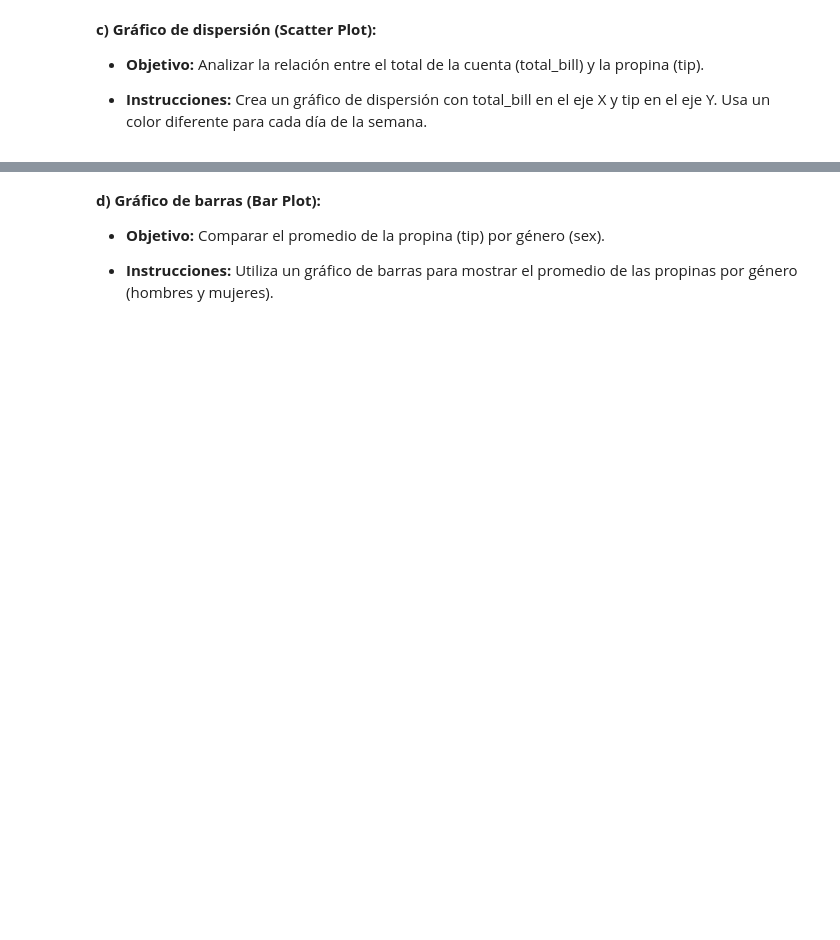
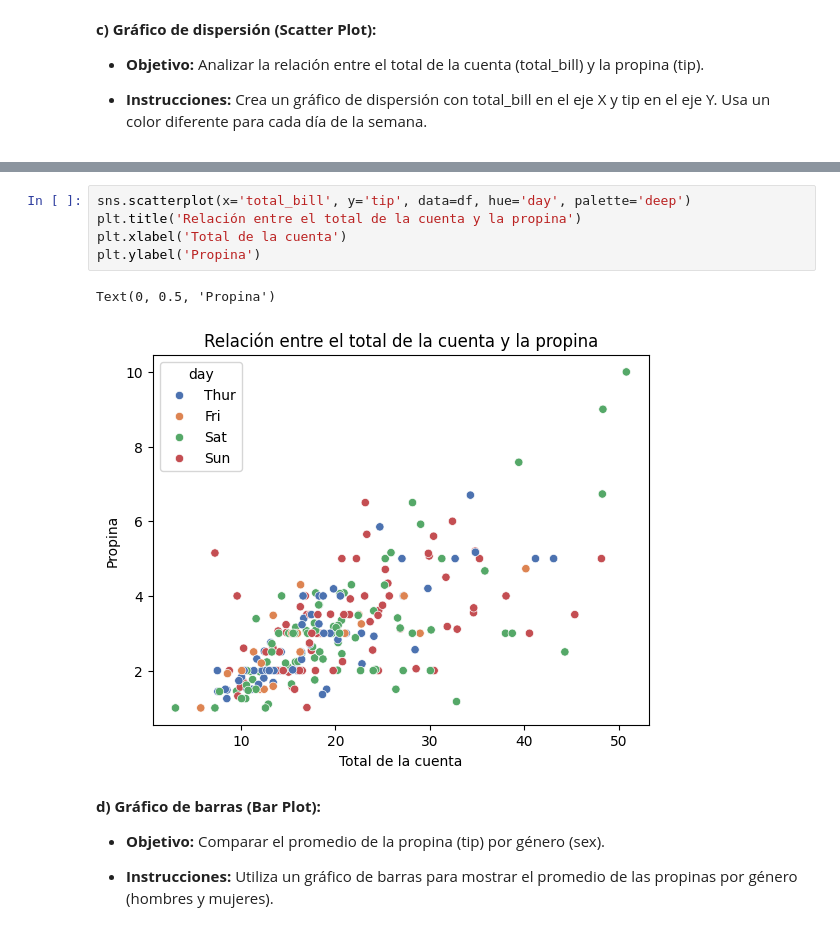
Before and after one commit to jonathanahc/Practicas, a Jupyter notebook: Práctica_8_Análisis_de_un_Dataset_con_Seaborn_y_Visualización_Avanzada.ipynb, the cells around one changed output, grey strips where cells are left out. Cells and saved outputs as stored; diff of their text form; blank space fills up the shorter version.

```diff
--- a/Práctica_8_Análisis_de_un_Dataset_con_Seaborn_y_Visualización_Avanzada.ipynb
+++ b/Práctica_8_Análisis_de_un_Dataset_con_Seaborn_y_Visualización_Avanzada.ipynb
@@ -65,3 +122,11 @@ sns.scatterplot(x='total_bill', y='tip', data=df)
+# %%
+sns.scatterplot(x='total_bill', y='tip', data=df, hue='day', palette='deep')
+plt.title('Relación entre el total de la cuenta y la propina')
+plt.xlabel('Total de la cuenta')
+plt.ylabel('Propina')
+# %% [output]
+Text(0, 0.5, 'Propina')
+[figure, added]
 # %% [markdown]
 **d) Gráfico de barras (Bar Plot):**
 
```
Also changed, not shown: parts of 11 cells of this notebook.
